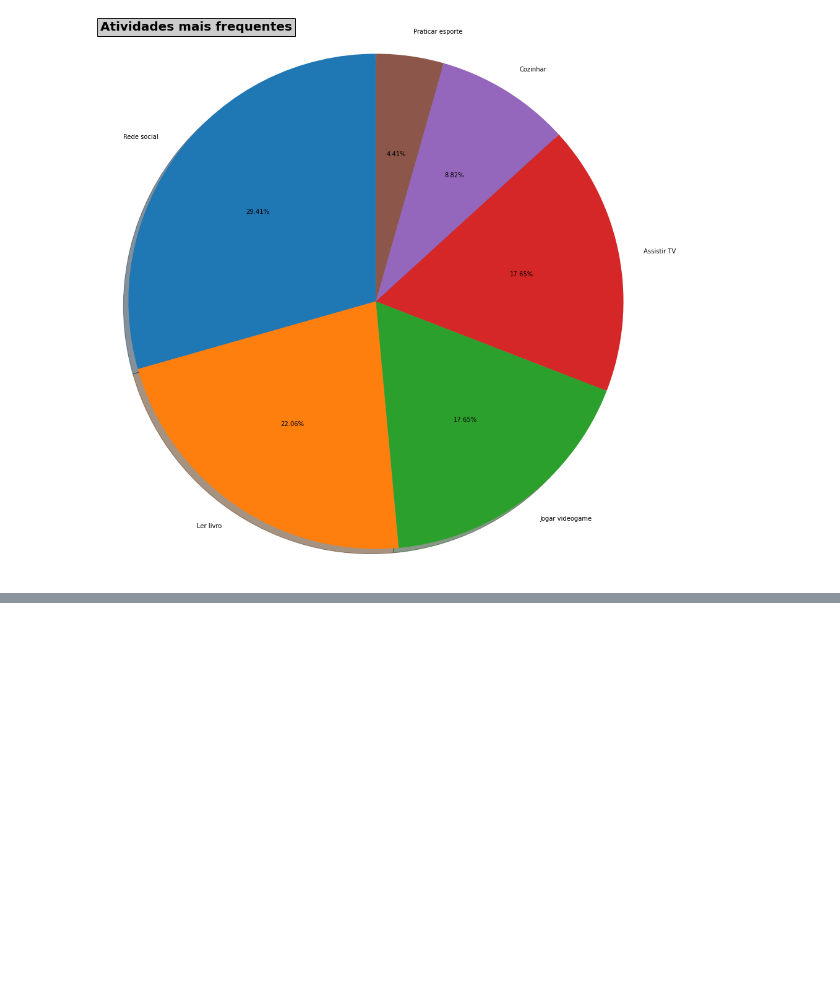
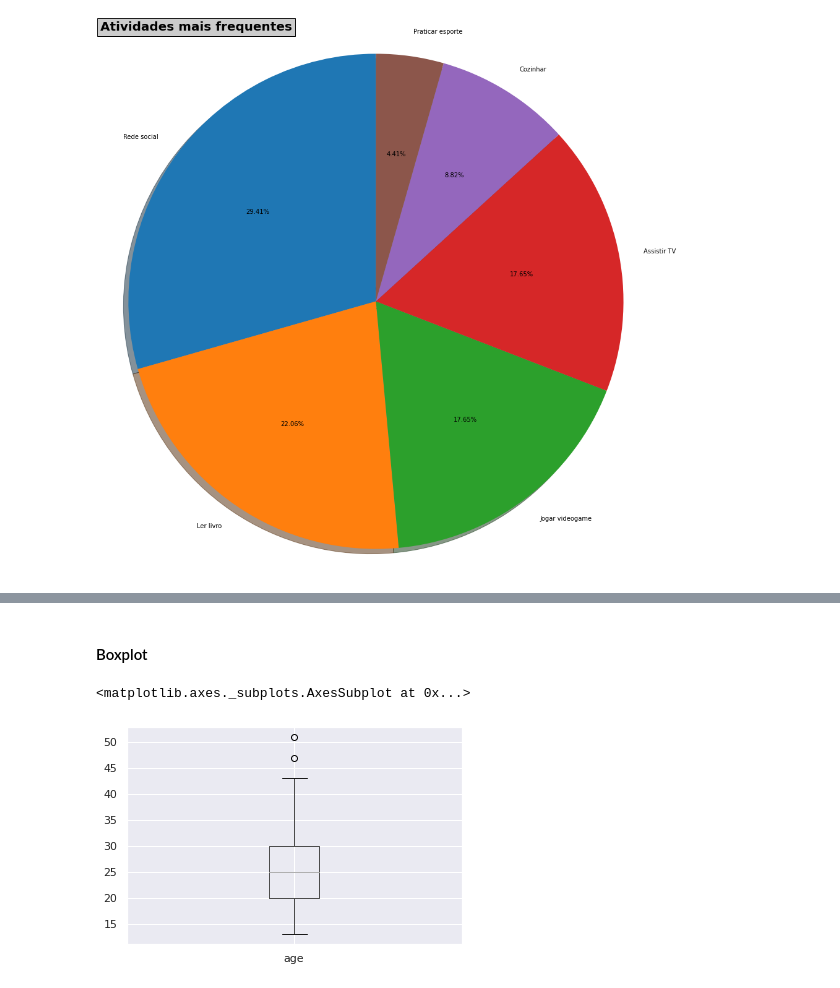
Before and after one commit to brenoslivio/Statistics-Python, a Jupyter notebook: 1-DescriptiveAnalysis/1_DescriptiveAnalysis.ipynb, the cells around one changed output, grey strips where cells are left out. Drawn from its saved outputs; the diff is of its cells as text; code cells hidden in the pictures; blank space fills up the shorter version.

```diff
--- a/1-DescriptiveAnalysis/1_DescriptiveAnalysis.ipynb
+++ b/1-DescriptiveAnalysis/1_DescriptiveAnalysis.ipynb
@@ -336,0 +351,7 @@ plt.show()
+# %% [markdown]
+#### Boxplot
+# %%
+dfPoll.boxplot(column=['age'])
+# %% [output]
+<matplotlib.axes._subplots.AxesSubplot at 0x...>
+[figure, added]
```
Also changed, not shown: parts of 11 cells of this notebook.
